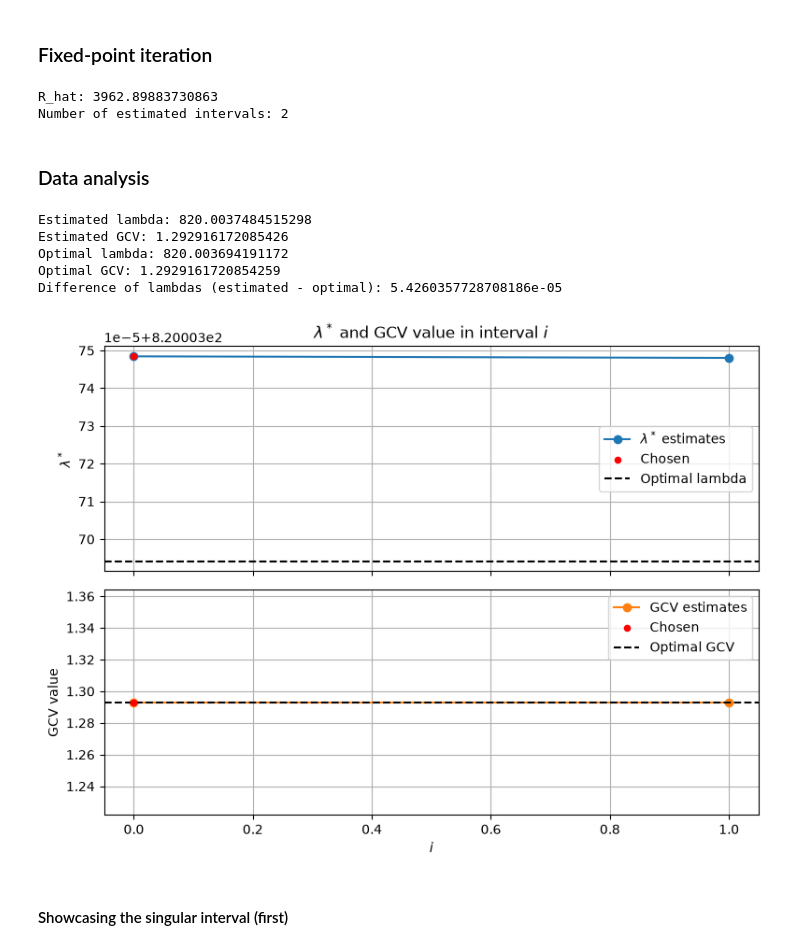
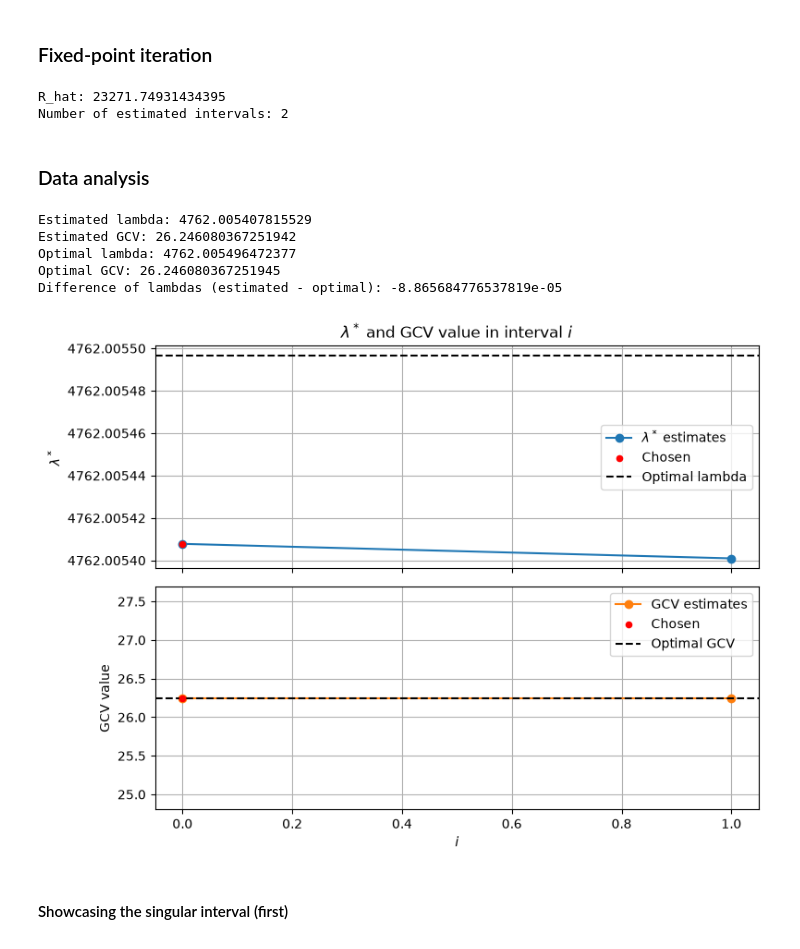
Before and after one commit to advayvyas/OptimalRidge, a Jupyter notebook: gcv_contraction.ipynb, the cells around one changed output. Drawn from its saved outputs; the diff is of its cells as text; code cells hidden in the pictures.

```diff
--- a/gcv_contraction.ipynb
+++ b/gcv_contraction.ipynb
@@ -246,8 +246,8 @@ def F_prime(lam, n, a, singular_values):
 # %%
 rng = np.random.default_rng(seed=77)
 
-EPSILON = 1
-ASPECT_RATIO = 0.6  # aspect ratio (d/N)
+EPSILON = 5
+ASPECT_RATIO = 0.3  # aspect ratio (d/N)
 N = 1000 # observations
 D = int(ASPECT_RATIO * N)  # parameters
 # %%
@@ -284,0 +277,16 @@ Optimal GCV: 1.2929161720854259
+# %%
+result = minimize_scalar(G, args=(N, a, sigma))
+
+gcv_infinity = np.sum(np.asarray(y).reshape(-1)**2) / N
+tolerance = 1e-10 * max(1.0, abs(gcv_infinity))
+
+if result.fun >= gcv_infinity - tolerance:
+    optimal_lambda = np.inf
+    optimal_gcv = gcv_infinity
+    print("No finite improvement over infinite regularization detected.")
+else:
+    optimal_lambda = result.x
+    optimal_gcv = result.fun
+
+print("Optimal lambda:", optimal_lambda)
+print("Optimal GCV:", optimal_gcv)
@@ -383,7 +394,7 @@ print("R_hat:", r_hat := min(r))
 
 print("Number of estimated intervals:", w := int(np.ceil(LAM_MAX / (2 * r_hat))))
 # %% [output]
-R_hat: 3962.89883730863
+R_hat: 23271.74931434395
 Number of estimated intervals: 2
 # %%
 def fixed_point_iteration(lam_0, iterations=1000, tol=1e-8):
@@ -407,11 +418,11 @@ def fixed_point_iteration(lam_0, iterations=1000, tol=1e-8):
 # %% [markdown]
 ### Data analysis
 # %%
-results = []
+interval_results = []
 
 for i in range(w):
     left = i * 2 * r_hat
-    right = min((i + 1) * 2 * r_hat, LAM_MAX)
+    right = (i + 1) * 2 * r_hat
     lam_0 = (left + right) / 2
 
     lam_star, lam_stars, converged = fixed_point_iteration(lam_0)
@@ -420,12 +431,12 @@ for i in range(w):
         gcv_value = G(lam_star, N, a, sigma)
 
         if np.isfinite(gcv_value):
-            results.append((lam_star, gcv_value))
+            interval_results.append((lam_star, gcv_value))
 
-if not results:
-    raise RuntimeError("None of the starting values converged.")
+if not interval_results:
+    raise RuntimeError("None of the intervals converged.")
 
-estimated_lambda, estimated_gcv = min(results, key=lambda result: result[1])
+estimated_lambda, estimated_gcv = min(interval_results, key=lambda result: result[1])
 
 print("Estimated lambda:", estimated_lambda)
 print("Estimated GCV:", estimated_gcv)
@@ -435,15 +446,15 @@ print("Optimal GCV:", optimal_gcv)
 
 print("Difference of lambdas (estimated - optimal):", (estimated_lambda - optimal_lambda))
 # %% [output]
-Estimated lambda: 820.0037484515298
-Estimated GCV: 1.292916172085426
-Optimal lambda: 820.003694191172
-Optimal GCV: 1.2929161720854259
-Difference of lambdas (estimated - optimal): 5.4260357728708186e-05
+Estimated lambda: 4762.005407815529
+Estimated GCV: 26.246080367251942
+Optimal lambda: 4762.005496472377
+Optimal GCV: 26.246080367251945
+Difference of lambdas (estimated - optimal): -8.865684776537819e-05
 # %%
-i = np.arange(len(results))
-lam_star_values = np.array([result[0] for result in results])
-gcv_values = np.array([result[1] for result in results])
+i = np.arange(len(interval_results))
+lam_star_values = np.array([result[0] for result in interval_results])
+gcv_values = np.array([result[1] for result in interval_results])
 
 chosen_idx = np.argmin(gcv_values)
 
@@ -465,34 +476,37 @@ axes[0].axhline(
     label="Optimal lambda"
 )
 axes[0].set_ylabel(r"$\lambda^*$")
 axes[0].set_title(r"$\lambda^*$ and GCV value in interval $i$")
 axes[0].legend()
 axes[0].grid(True)
 
 axes[1].plot(i, gcv_values, marker="o", color="tab:orange", label="GCV estimates")
 axes[1].scatter(
     chosen_idx,
     gcv_values[chosen_idx],
     color="red",
     s=20,
     zorder=3,
     label="Chosen"
 )
 axes[1].axhline(
     optimal_gcv,
     color="black",
     linestyle="--",
     label="Optimal GCV"
 )
 axes[1].set_xlabel("$i$")
 axes[1].set_ylabel("GCV value")
 axes[1].legend()
 axes[1].grid(True)
 
+axes[0].ticklabel_format(axis='y', style='plain', useOffset=False)
+axes[1].ticklabel_format(axis='y', style='plain', useOffset=False)
+
 plt.tight_layout()
 plt.show()
 # %% [output]
-[figure, old version]
+[figure, new version]
 # %% [markdown]
 #### Showcasing the singular interval (first)
 # %%
```
Also changed, not shown: parts of 7 cells of this notebook.
